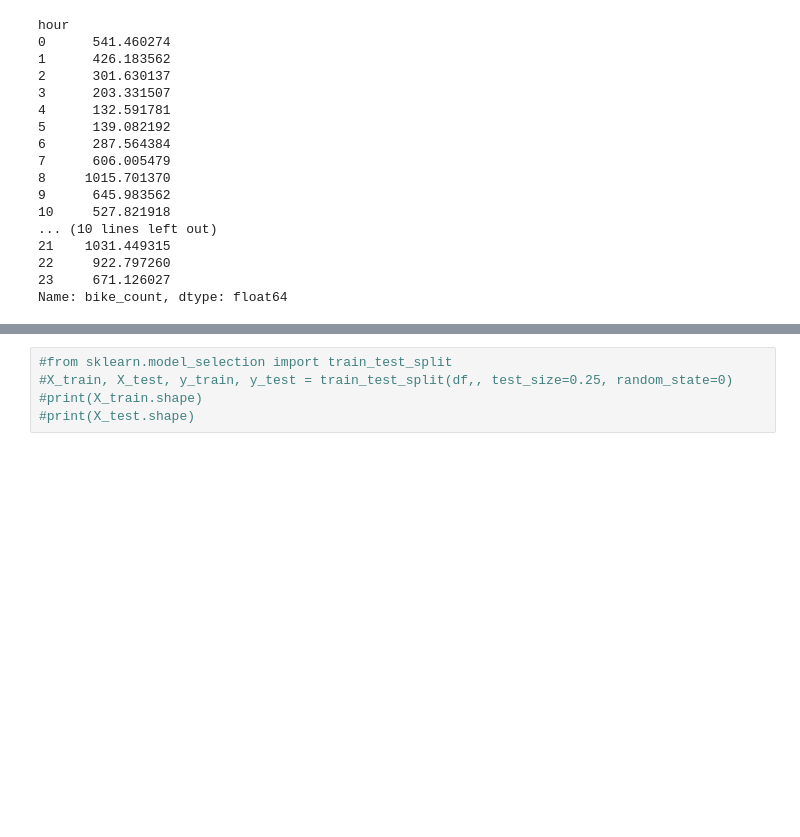
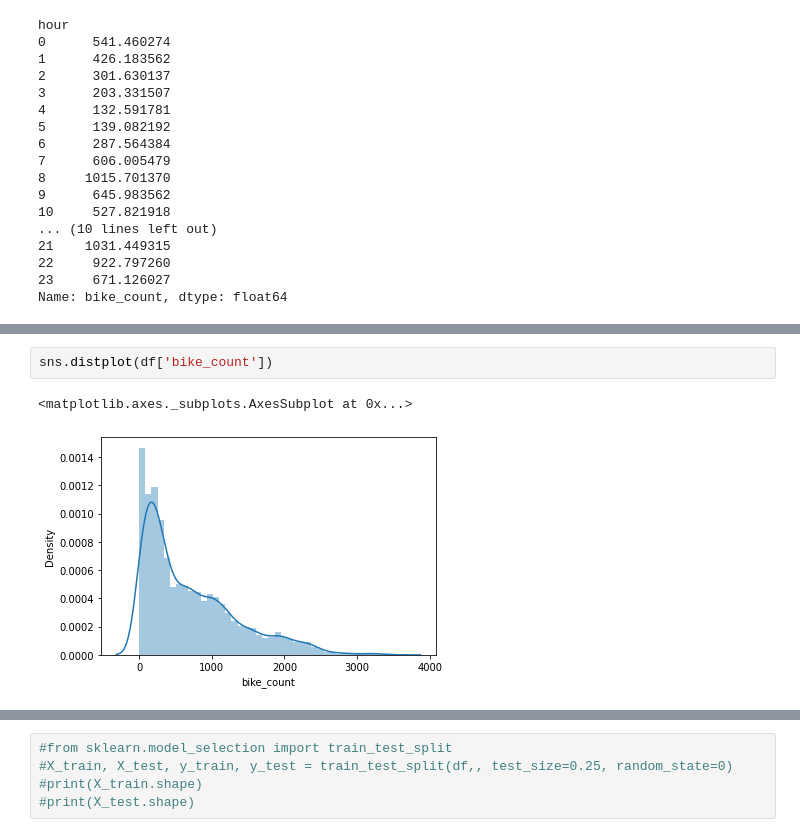
Before and after one commit to gkunal8019/Bike-Sharing-Demand-Prediction, a Jupyter notebook: Bike_Sharing_Demand_Prediction_Capstone_Project.ipynb, the cells around one changed output, grey strips where cells are left out. Cells and saved outputs as stored; diff of their text form; blank space fills up the shorter version.

```diff
--- a/Bike_Sharing_Demand_Prediction_Capstone_Project.ipynb
+++ b/Bike_Sharing_Demand_Prediction_Capstone_Project.ipynb
@@ -404,0 +451,5 @@ array([[<matplotlib.axes._subplots.AxesSubplot object at 0x...>,
+# %%
+sns.distplot(df['bike_count'])
+# %% [output]
+<matplotlib.axes._subplots.AxesSubplot at 0x...>
+[figure, added]
```
Also changed, not shown: parts of 38 cells of this notebook.
